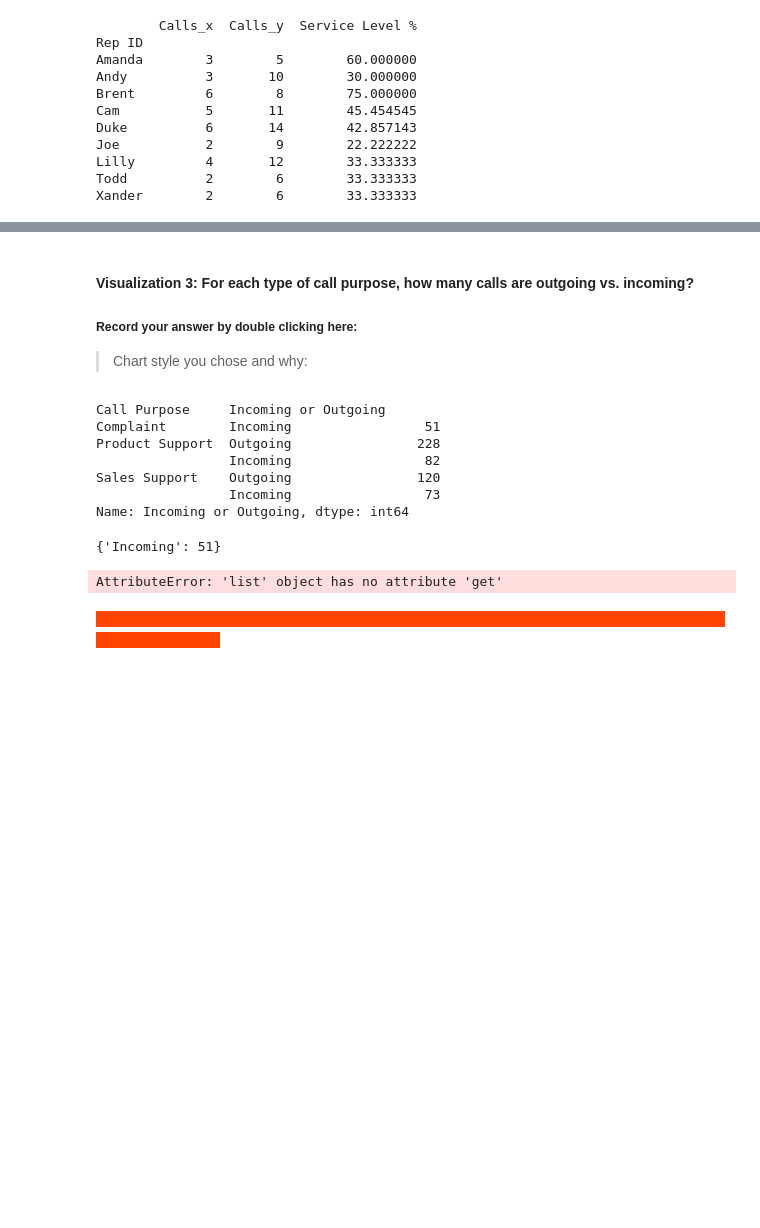
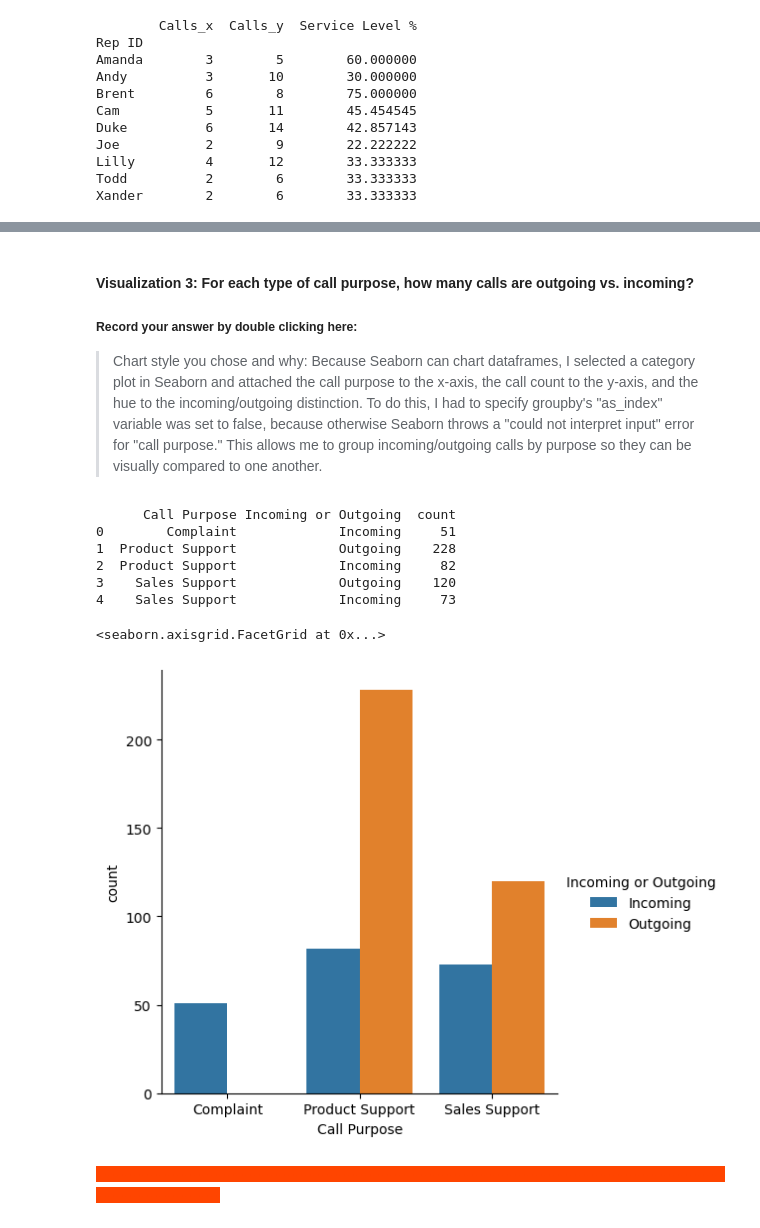
Before and after one commit to violet-phoenix/call-center-cleanup-assignment-Phx, a Jupyter notebook: Call_Center_Cleanup.ipynb, the cells around one changed output, grey strips where cells are left out. Cells and saved outputs as stored; diff of their text form; code cells hidden in the pictures; blank space fills up the shorter version.

Commit message:
finally brought the penultimate graph to sns by uncasting the dictionary of dictionaries... or, uh, recasting... to a dataframe

```diff
--- a/Call_Center_Cleanup.ipynb
+++ b/Call_Center_Cleanup.ipynb
@@ -571,45 +572,34 @@ ax.bar_label(on_target, labels = service_level['Service Level %'].round(), label
 #### Visualization 3: For each type of call purpose, how many calls are outgoing vs. incoming?
 ##### Record your answer by double clicking here:
 
-> Chart style you chose and why:
+> Chart style you chose and why: Because Seaborn can chart dataframes, I selected a category plot in Seaborn and attached the call purpose to the x-axis, the call count to the y-axis, and the hue to the incoming/outgoing distinction. To do this, I had to specify groupby's "as_index" variable was set to false, because otherwise Seaborn throws a "could not interpret input" error for "call purpose." This allows me to group incoming/outgoing calls by purpose so they can be visually compared to one another.
 # %%
 # Create visualization 3 here:
 # The three dictionaries, complaints, sales_support, and product_support, have the information you need
 
-purpose_group = df.groupby("Call Purpose")
+purpose_group = df.groupby("Call Purpose", as_index = False)
 call_purpose = ["Complaint", "Product Support", "Sales Support"]
 purpose_counts = purpose_group["Incoming or Outgoing"].value_counts()
 print(purpose_counts)
 
-complaints = purpose_counts["Complaint"].to_dict()
-sales_support = purpose_counts["Sales Support"].to_dict()
-product_support = purpose_counts["Product Support"].to_dict()
-
-complaints
+# complaints = purpose_counts["Complaint"].to_dict()
+# sales_support = purpose_counts["Sales Support"].to_dict()
+# product_support = purpose_counts["Product Support"].to_dict()
 # %% [output]
-Call Purpose     Incoming or Outgoing
-Complaint        Incoming                 51
-Product Support  Outgoing                228
-                 Incoming                 82
-Sales Support    Outgoing                120
-                 Incoming                 73
-Name: Incoming or Outgoing, dtype: int64
+      Call Purpose Incoming or Outgoing  count
+0        Complaint             Incoming     51
+1  Product Support             Outgoing    228
+2  Product Support             Incoming     82
+3    Sales Support             Outgoing    120
+4    Sales Support             Incoming     73
-{'Incoming': 51}
-# %%
-#Your Code Here:
-# a grouped column using sns
-# df_pivot = df.pivot(index=purpose_group,
-  #                  columns = call_purpose,
-   #                 values=[complaints,
-    #                        sales_support,
-     #                       product_support])
-sns.catplot(data=[complaints, product_support, sales_support],
-            kind='bar',
-            x=[complaints, product_support, sales_support],
-            y=[complaints, product_support, sales_support],
-            hue='Incoming or Outgoing')
-# %% [output]
-AttributeError: 'list' object has no attribute 'get'
+# %%
+#Your Code Here:
+import seaborn as sns
+
+sns.catplot(data = purpose_counts, kind = 'bar', x='Call Purpose', y='count', hue = 'Incoming or Outgoing')
+# %% [output]
+<seaborn.axisgrid.FacetGrid at 0x...>
+[figure, added]
 # %% [markdown]
 <span style="background-color:orangered; color:orangered;">- - - - - - - - - - - - - - - - - - - - - - - - - - - - - - - - - - - - - - - - - - - - - - - - - - - - - - - - - - - - - - - - - - - - - - - - - - - - - - - - - - - - - - - - -</span>
 # %% [markdown]
```
Also changed, not shown: parts of 23 cells of this notebook.
